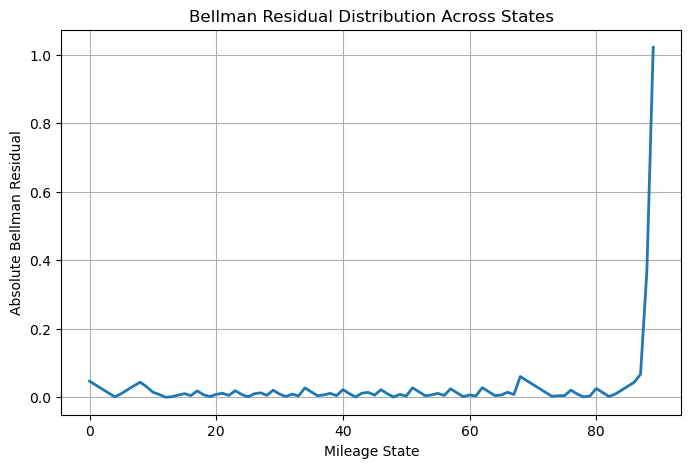
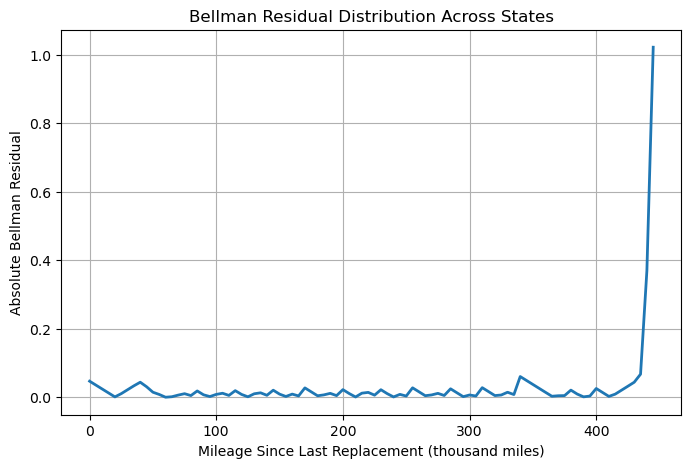
The change to this notebook cell's code, shown as a diff; its figure went from the first image to the second:
--- before
+++ after
@@ -157,7 +157,9 @@
 # 8. Plot residual distribution across states
 
+mileage = states * 5000 * 0.001
+
 plt.figure(figsize=(8, 5))
-plt.plot(states, np.abs(bellman_residual), linewidth=2)
-plt.xlabel("Mileage State")
+plt.plot(mileage,  np.abs(bellman_residual), linewidth=2)
+plt.xlabel("Mileage Since Last Replacement (thousand miles)")
 plt.ylabel("Absolute Bellman Residual")
 plt.title("Bellman Residual Distribution Across States")

Commit: Refine notebook explanations and presentation figures